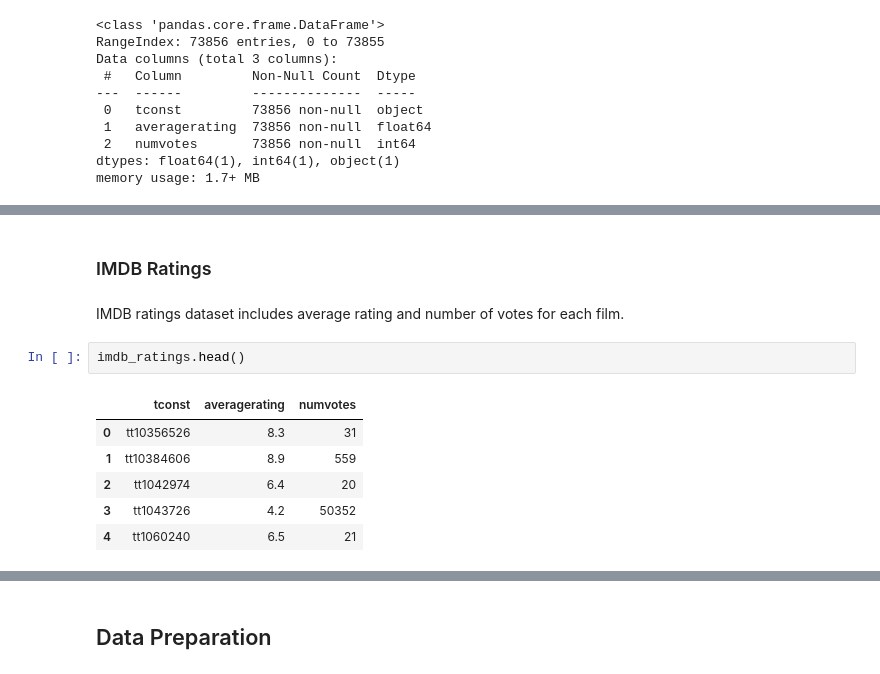
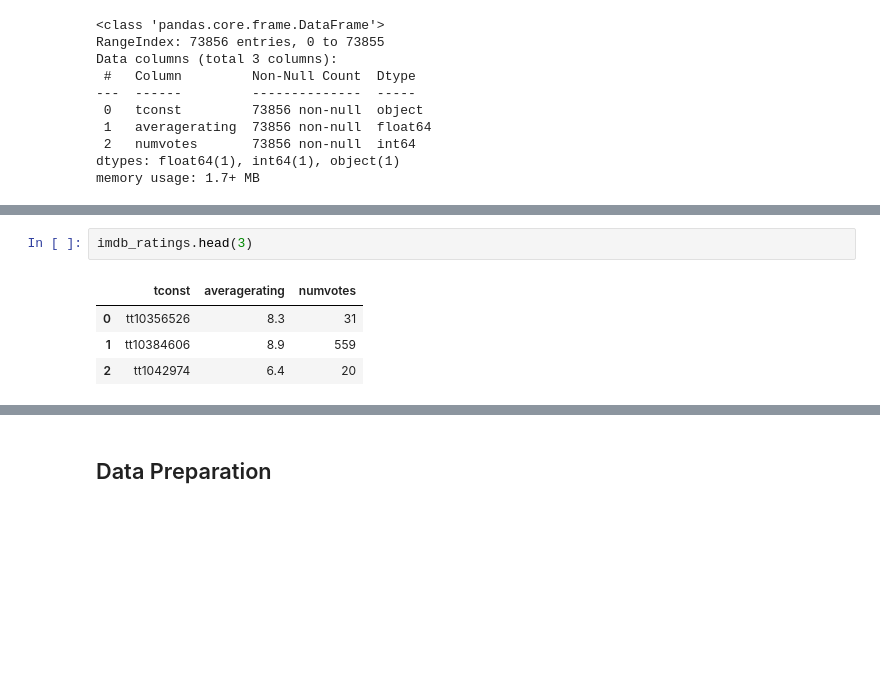
Before and after one commit to toscatle/movie_data_analysis, a Jupyter notebook: movie_data_analysis.ipynb, the cells around one changed output, grey strips where cells are left out. Cells and saved outputs as stored; diff of their text form; blank space fills up the shorter version.

```diff
--- a/movie_data_analysis.ipynb
+++ b/movie_data_analysis.ipynb
@@ -109,13 +69,7 @@ Name: genres, Length: 1085, dtype: int64
-# %% [markdown]
-### IMDB Ratings
-# %% [markdown]
-IMDB ratings dataset includes average rating and number of votes for each film.
 # %%
-imdb_ratings.head()
+imdb_ratings.head(3)
 # %% [output]
 |  | tconst | averagerating | numvotes |
 | 0 | tt10356526 | 8.3 | 31 |
 | 1 | tt10384606 | 8.9 | 559 |
 | 2 | tt1042974 | 6.4 | 20 |
-| 3 | tt1043726 | 4.2 | 50352 |
-| 4 | tt1060240 | 6.5 | 21 |
```
Also changed, not shown: parts of 90 cells of this notebook, 1 other file.
